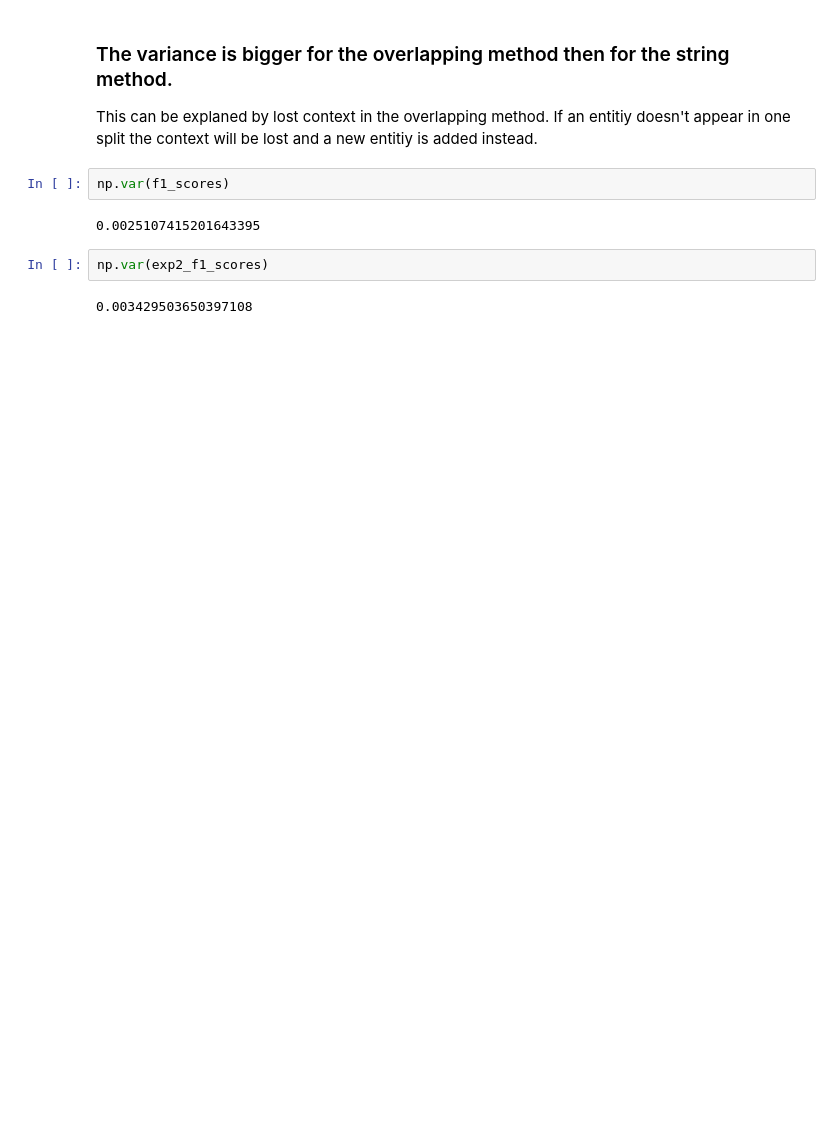
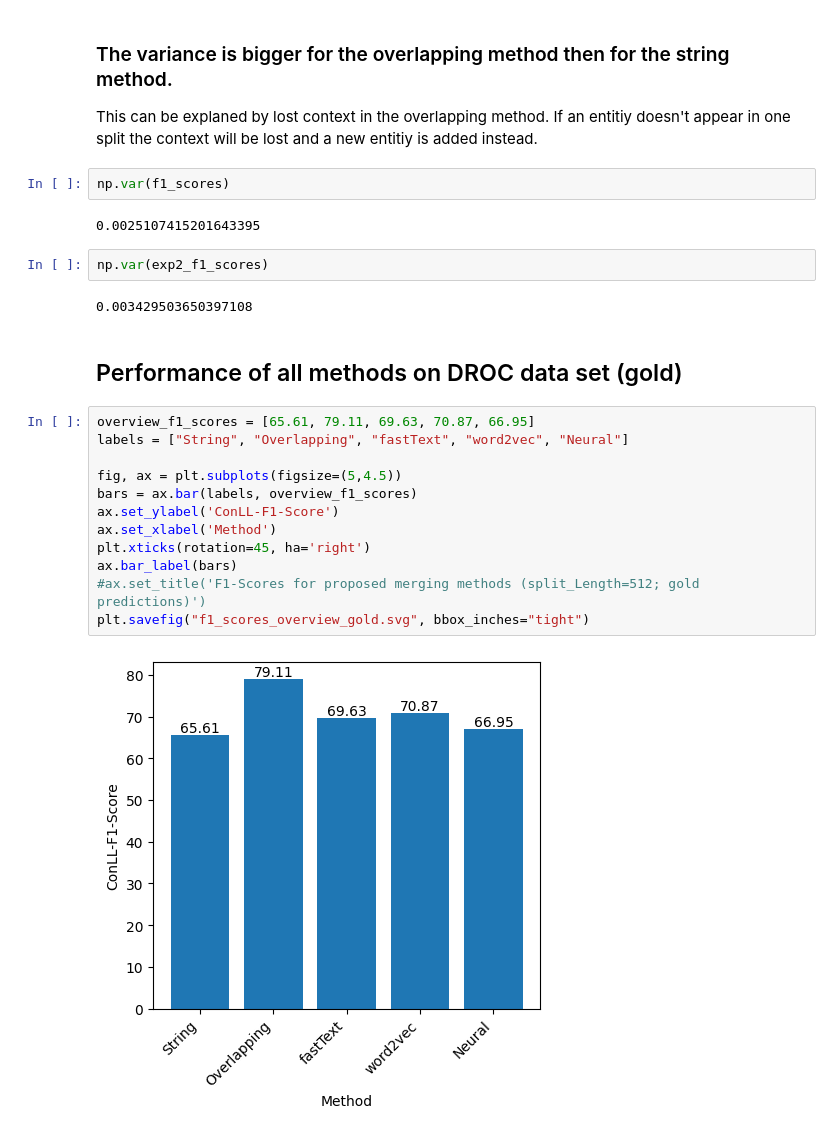
Before and after one commit to JanMaeg/Bachelorarbeit, a Jupyter notebook: results/Results.ipynb, the cells around one changed output. Drawn from its saved outputs; the diff is of its cells as text; blank space fills up the shorter version.

```diff
--- a/results/Results.ipynb
+++ b/results/Results.ipynb
@@ -48,3 +48,19 @@ np.var(f1_scores)
 np.var(exp2_f1_scores)
 # %% [output]
 0.003429503650397108
+# %% [markdown]
+## Performance of all methods on DROC data set (gold)
+# %%
+overview_f1_scores = [65.61, 79.11, 69.63, 70.87, 66.95]
+labels = ["String", "Overlapping", "fastText", "word2vec", "Neural"]
+
+fig, ax = plt.subplots(figsize=(5,4.5))
+bars = ax.bar(labels, overview_f1_scores)
+ax.set_ylabel('ConLL-F1-Score')
+ax.set_xlabel('Method')
+plt.xticks(rotation=45, ha='right')
+ax.bar_label(bars)
+#ax.set_title('F1-Scores for proposed merging methods (split_Length=512; gold predictions)')
+plt.savefig("f1_scores_overview_gold.svg", bbox_inches="tight")
+# %% [output]
+[figure, added]
```
Also changed, not shown: parts of 4 cells of this notebook, 24 other files.
